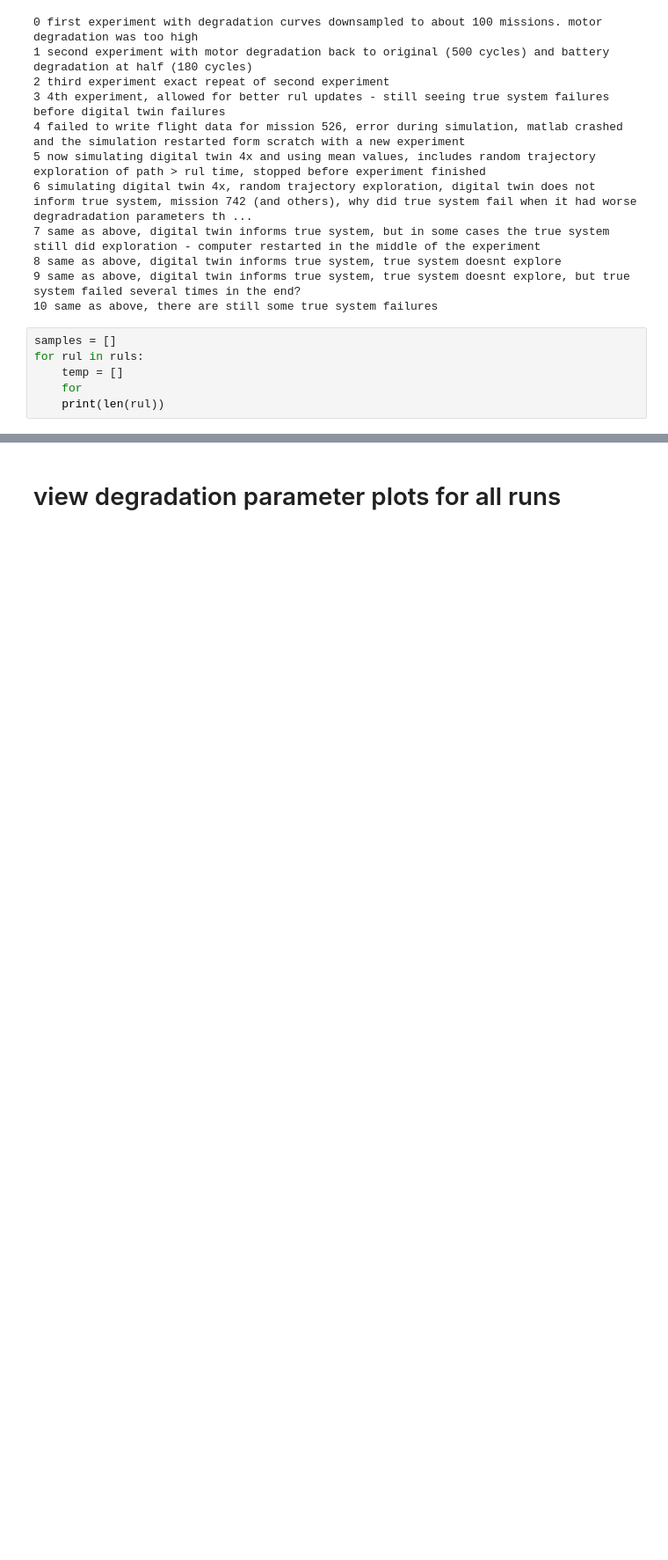
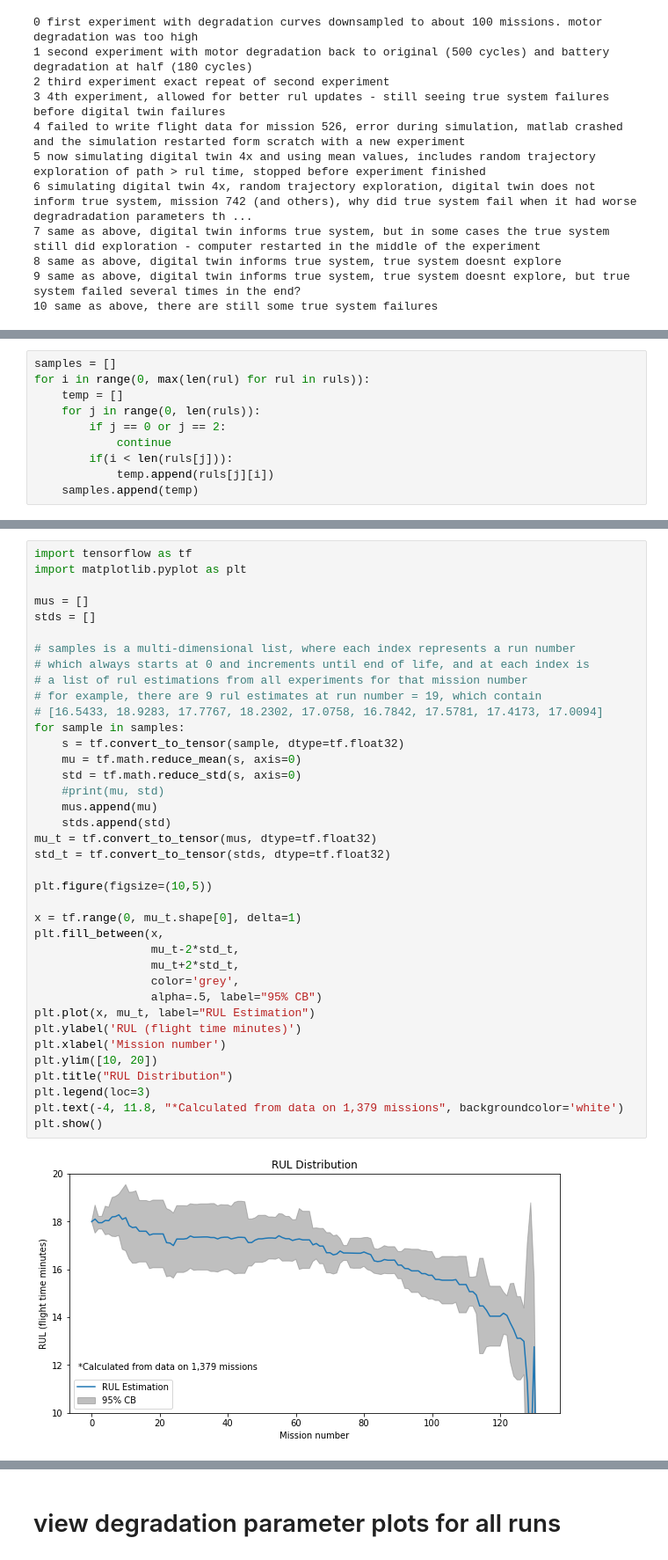
Before and after one commit to darrahts/uavTestbed, a Jupyter notebook: sql/db_interface.ipynb, the cells around one changed output, grey strips where cells are left out. Shown: that part at 88% size. Cells and saved outputs as stored; diff of their text form; blank space fills up the shorter version.

Commit message:
[WIP] working on plots and exploratory analysis

```diff
--- a/sql/db_interface.ipynb
+++ b/sql/db_interface.ipynb
@@ -424,9 +421,3 @@ for i in range(0, len(experiments)):
 8 same as above, digital twin informs true system, true system doesnt explore
 9 same as above, digital twin informs true system, true system doesnt explore, but true system failed several times in the end?
 10 same as above, there are still some true system failures
-# %%
-samples = []
-for rul in ruls:
-    temp = []
-    for
-    print(len(rul))
@@ -444,0 +424,10 @@ for rul in ruls:
+# %%
+samples = []
+for i in range(0, max(len(rul) for rul in ruls)):
+    temp = []
+    for j in range(0, len(ruls)):
+        if j == 0 or j == 2:
+            continue
+        if(i < len(ruls[j])):
+            temp.append(ruls[j][i])
+    samples.append(temp)
@@ -445,2 +439,42 @@ for rul in ruls:
+# %%
+import tensorflow as tf
+import matplotlib.pyplot as plt
+
+mus = []
+stds = []
+
+# samples is a multi-dimensional list, where each index represents a run number
+# which always starts at 0 and increments until end of life, and at each index is
+# a list of rul estimations from all experiments for that mission number
+# for example, there are 9 rul estimates at run number = 19, which contain
+# [16.5433, 18.9283, 17.7767, 18.2302, 17.0758, 16.7842, 17.5781, 17.4173, 17.0094]
+for sample in samples:
+    s = tf.convert_to_tensor(sample, dtype=tf.float32)
+    mu = tf.math.reduce_mean(s, axis=0)
+    std = tf.math.reduce_std(s, axis=0)
+    #print(mu, std)
+    mus.append(mu)
+    stds.append(std)
+mu_t = tf.convert_to_tensor(mus, dtype=tf.float32)
+std_t = tf.convert_to_tensor(stds, dtype=tf.float32)
+
+plt.figure(figsize=(10,5))
+
+x = tf.range(0, mu_t.shape[0], delta=1)
+plt.fill_between(x,
+                 mu_t-2*std_t,
+                 mu_t+2*std_t,
+                 color='grey',
+                 alpha=.5, label="95% CB")
+plt.plot(x, mu_t, label="RUL Estimation")
+plt.ylabel('RUL (flight time minutes)')
+plt.xlabel('Mission number')
+plt.ylim([10, 20])
+plt.title("RUL Distribution")
+plt.legend(loc=3)
+plt.text(-4, 11.8, "*Calculated from data on 1,379 missions", backgroundcolor='white')
+plt.show()
+# %% [output]
+[figure, added]
 # %%
 plt.figure(figsize=(12,6))
```
Also changed, not shown: parts of 11 cells of this notebook.
